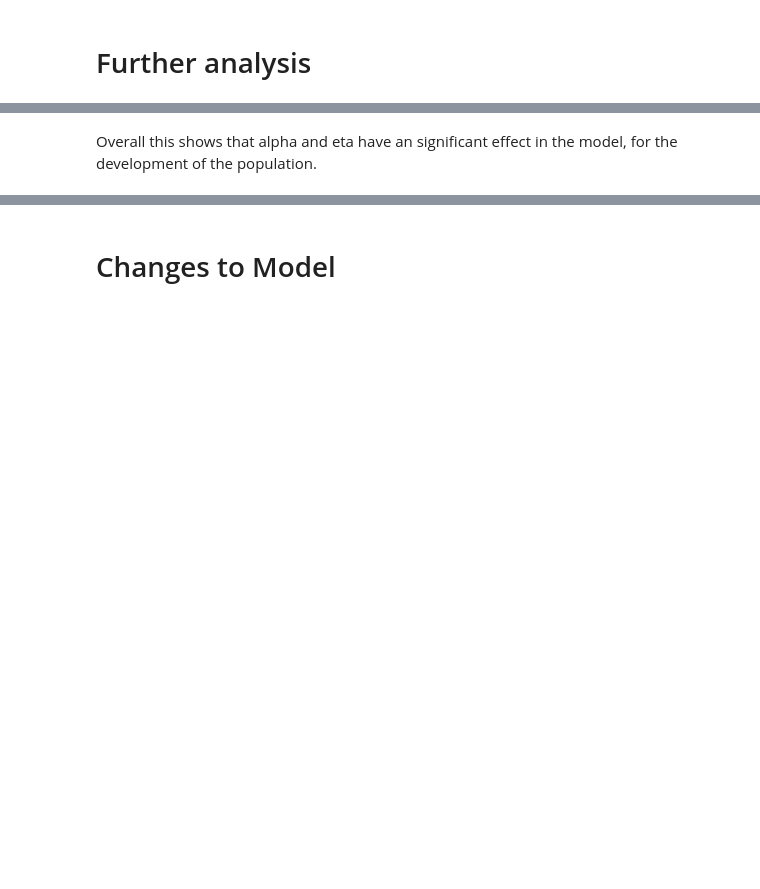
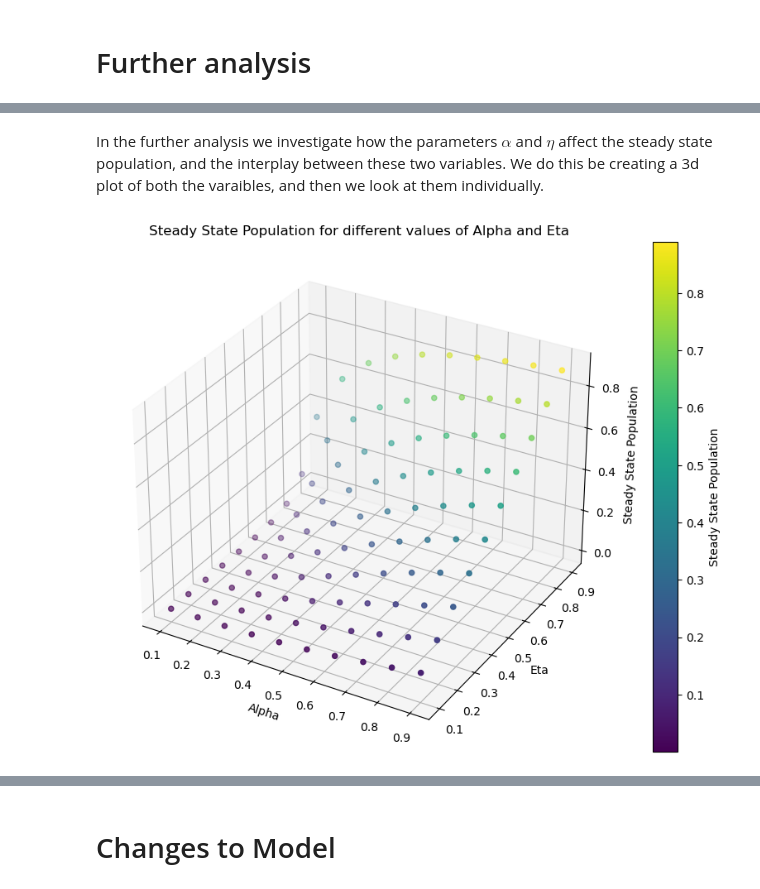
Before and after one commit to NumEconCopenhagen/projects-2024-econ-jyderne, a Jupyter notebook: modelproject/modelproject2.ipynb, the cells around one changed output, grey strips where cells are left out. Saved outputs shown, nothing was run; the diff lists cells and outputs as text; code cells hidden in the pictures; blank space fills up the shorter version.

```diff
--- a/modelproject/modelproject2.ipynb
+++ b/modelproject/modelproject2.ipynb
@@ -274,2 +150,43 @@ Eta: 1.00, Population: 1.000407558493178
-# %% [markdown]
-Overall this shows that alpha and eta have an significant effect in the model, for the development of the population.
+# %% [markdown]
+In the further analysis we investigate how the parameters $\alpha$ and $\eta$ affect the steady state population, and the interplay between these two variables.
+We do this be creating a 3d plot of both the varaibles, and then we look at them individually.
+# %%
+# Parameter ranges
+alpha_values = np.linspace(0.1, 0.9, 10) #from 0.1 to 0.9 as the range for alpha should be between 0 and 1
+eta_values = np.linspace(0.1, 0.9, 10) #from 0.1 to 0.9 as the range for eta should be between 0 and 1
+L_initial = 10
+steady_states = [] #empty list to store the steady states
+
+for alpha in alpha_values:  # Loop over alpha values
+    for eta in eta_values:  # Loop over eta values
+        L = L_initial
+        previous_population = L  # Store the previous population
+        for iteration in range(max_iterations):
+            y = (L ** (-alpha)) * ((A * X) ** alpha)    # Calculate output per person
+            n = eta * y                           # Calculate population growth
+            L_new = n * L                      # Calculate new population
+
+            if np.abs(L_new - previous_population) < tolerance:     # Check for convergence
+                steady_states.append((alpha, eta, L_new))       # Store the steady state
+                break
+
+                previous_population = L     # Update the population for the next iteration
+                L = L_new
+
+alpha_vals, eta_vals, populations = zip(*steady_states) # Unpack the steady states
+
+# set up the figure and axis
+fig = plt.figure(figsize=(12, 8))
+ax = fig.add_subplot(111, projection='3d')
+
+sc = ax.scatter(alpha_vals, eta_vals, populations, c=populations, cmap='viridis')
+plt.colorbar(sc, label='Steady State Population')
+
+ax.set_xlabel('Alpha')
+ax.set_ylabel('Eta')
+ax.set_zlabel('Steady State Population')
+ax.set_title('Steady State Population for different values of Alpha and Eta')
+
+plt.show()
+# %% [output]
+[figure, added]
```
Also changed, not shown: parts of 21 cells of this notebook.
